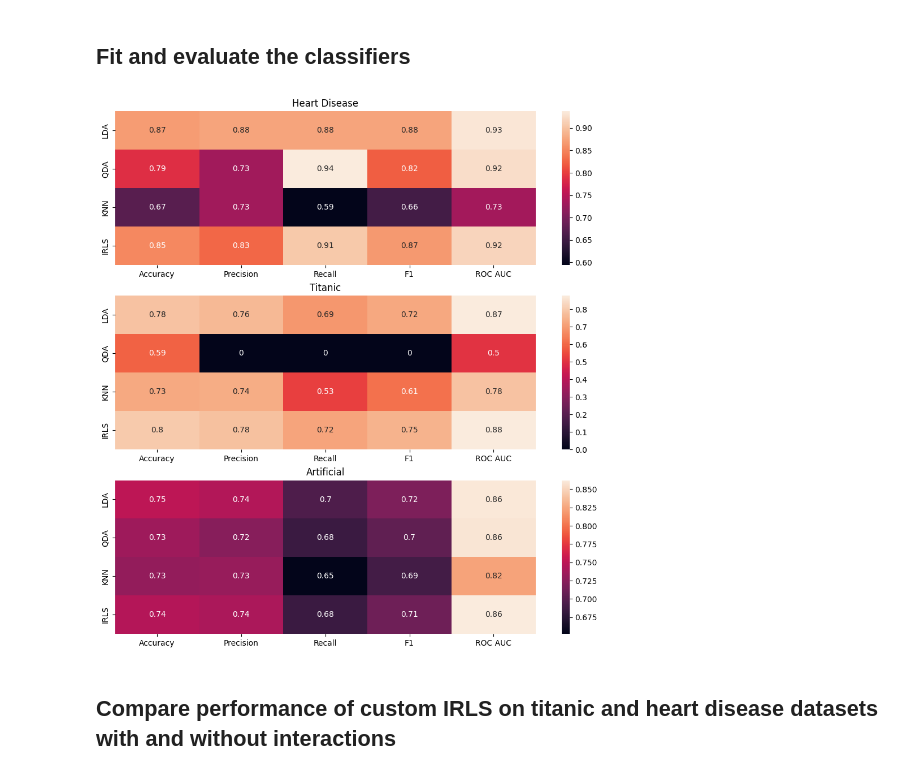
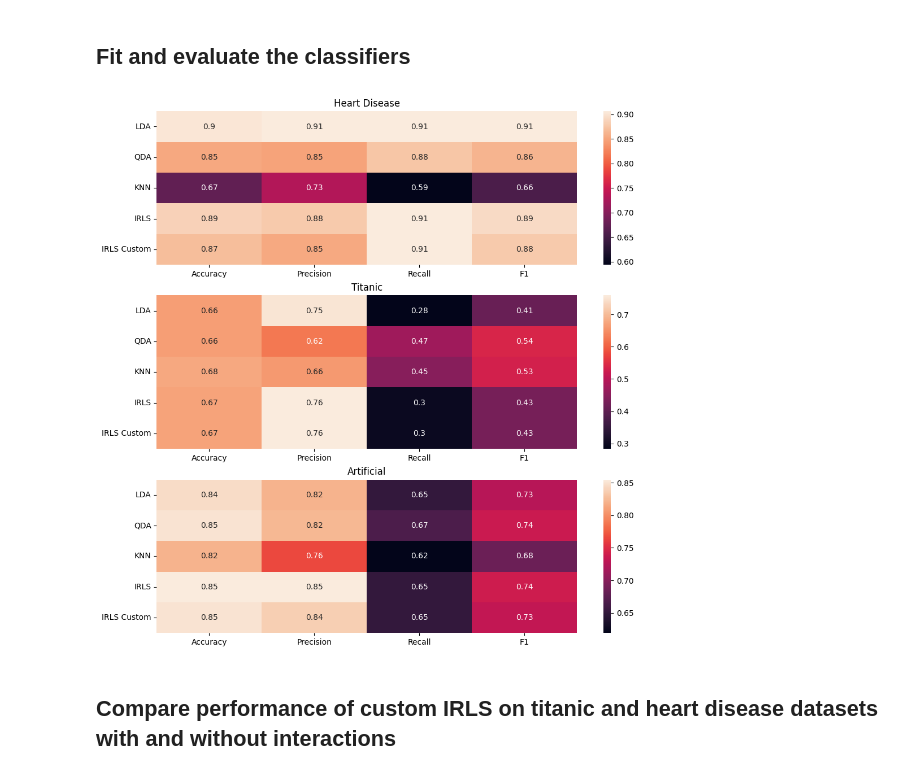
Before and after one commit to Wladeko/aml-project-1, a Jupyter notebook: notebooks/03_real_datasets_experiments.ipynb, the cells around one changed output. Saved outputs shown, nothing was run; the diff lists cells and outputs as text; code cells hidden in the pictures.

```diff
--- a/notebooks/03_real_datasets_experiments.ipynb
+++ b/notebooks/03_real_datasets_experiments.ipynb
@@ -103,7 +106,7 @@ def evaluate_classifiers(X_train, X_test, y_train, y_test):
     qda.fit(X_train, y_train)
     knn.fit(X_train, y_train)
     irls.fit(X_train, y_train)
-    # irls_custom.fit(X_train, y_train)
+    irls_custom.fit(X_train, y_train)
 
     # Evaluate classifiers on the test data
     lda_scores = [
@@ -111,7 +114,6 @@ def evaluate_classifiers(X_train, X_test, y_train, y_test):
         precision_score(y_test, lda.predict(X_test)),
         recall_score(y_test, lda.predict(X_test)),
         f1_score(y_test, lda.predict(X_test)),
-        roc_auc_score(y_test, lda.predict_proba(X_test)[:, 1]),
     ]
 
     qda_scores = [
@@ -119,7 +121,6 @@ def evaluate_classifiers(X_train, X_test, y_train, y_test):
         precision_score(y_test, qda.predict(X_test)),
         recall_score(y_test, qda.predict(X_test)),
         f1_score(y_test, qda.predict(X_test)),
-        roc_auc_score(y_test, qda.predict_proba(X_test)[:, 1]),
     ]
 
     knn_scores = [
@@ -127,49 +128,46 @@ def evaluate_classifiers(X_train, X_test, y_train, y_test):
         precision_score(y_test, knn.predict(X_test)),
         recall_score(y_test, knn.predict(X_test)),
         f1_score(y_test, knn.predict(X_test)),
-        roc_auc_score(y_test, knn.predict_proba(X_test)[:, 1]),
     ]
 
     irls_scores = [
         accuracy_score(y_test, irls.predict(X_test)),
         precision_score(y_test, irls.predict(X_test)),
         recall_score(y_test, irls.predict(X_test)),
         f1_score(y_test, irls.predict(X_test)),
-        roc_auc_score(y_test, irls.predict_proba(X_test)[:, 1]),
     ]
 
-    # irls_custom_scores = [
-    #     accuracy_score(y_test, irls_custom.predict(X_test)),
-    #     precision_score(y_test, irls_custom.predict(X_test)),
-    #     recall_score(y_test, irls_custom.predict(X_test)),
-    #     f1_score(y_test, irls_custom.predict(X_test)),
-    #     roc_auc_score(y_test, irls_custom.predict_proba(X_test)[:, 1]),
-    # ]
+    irls_custom_scores = [
+        accuracy_score(y_test, irls_custom.predict(X_test) > 0.5),
+        precision_score(y_test, irls_custom.predict(X_test) > 0.5),
+        recall_score(y_test, irls_custom.predict(X_test) > 0.5),
+        f1_score(y_test, irls_custom.predict(X_test) > 0.5),
+    ]
 
     # Return the scores
     return pd.DataFrame(
-        [lda_scores, qda_scores, knn_scores, irls_scores],
-        index=["LDA", "QDA", "KNN", "IRLS"],
-        columns=["Accuracy", "Precision", "Recall", "F1", "ROC AUC"],
+        [lda_scores, qda_scores, knn_scores, irls_scores, irls_custom_scores],
+        index=["LDA", "QDA", "KNN", "IRLS", "IRLS Custom"],
+        columns=["Accuracy", "Precision", "Recall", "F1"],
     )
 
 
 # Evaluate the classifiers on all datasets
 heart_scores = evaluate_classifiers(X_train_heart, X_test_heart, y_train_heart, y_test_heart)
 titanic_scores = evaluate_classifiers(X_train_titanic, X_test_titanic, y_train_titanic, y_test_titanic)
 artificial_scores = evaluate_classifiers(X_train_artificial, X_test_artificial, y_train_artificial, y_test_artificial)
 
 # Plot the scores
 fig, axes = plt.subplots(3, 1, figsize=(12, 12))
 sns.heatmap(heart_scores, annot=True, ax=axes[0])
 sns.heatmap(titanic_scores, annot=True, ax=axes[1])
 sns.heatmap(artificial_scores, annot=True, ax=axes[2])
 axes[0].set_title("Heart Disease")
 axes[1].set_title("Titanic")
 axes[2].set_title("Artificial")
 plt.show()
 # %% [output]
-[figure, old version]
+[figure, new version]
 # %% [markdown]
 ## Compare performance of custom IRLS on titanic and heart disease datasets with and without interactions
 # %%
```
Also changed, not shown: parts of 7 cells of this notebook, 3 other files.
